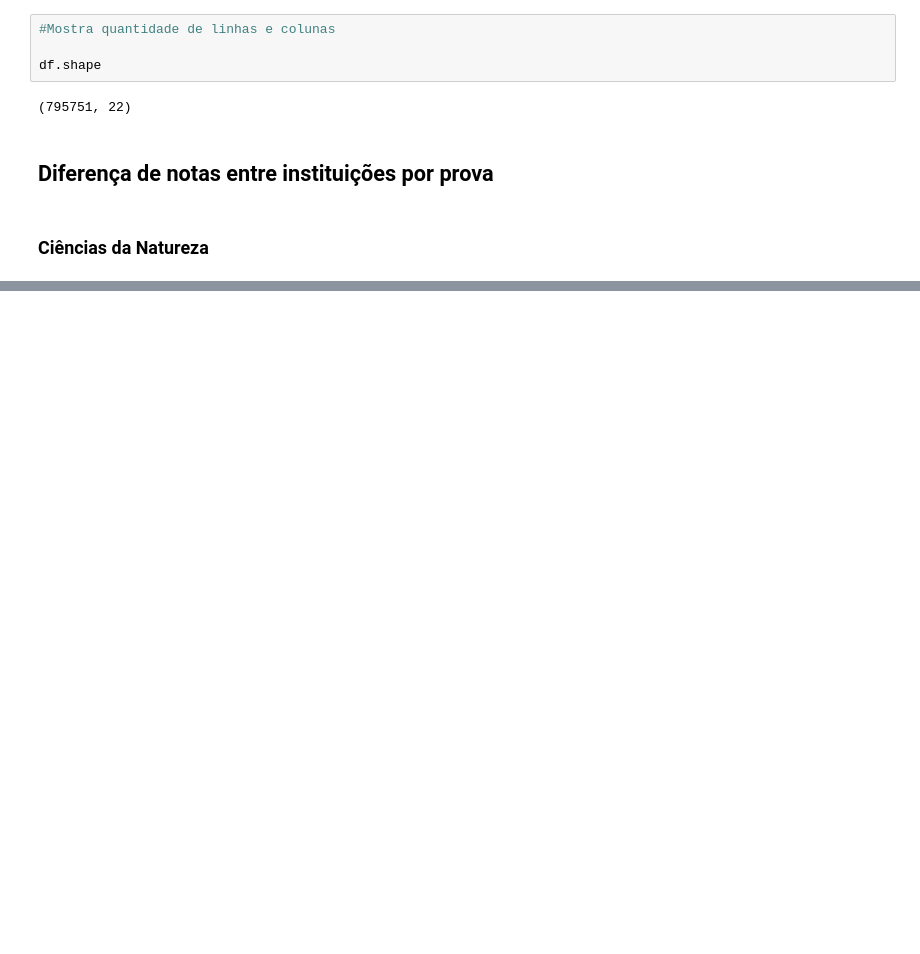
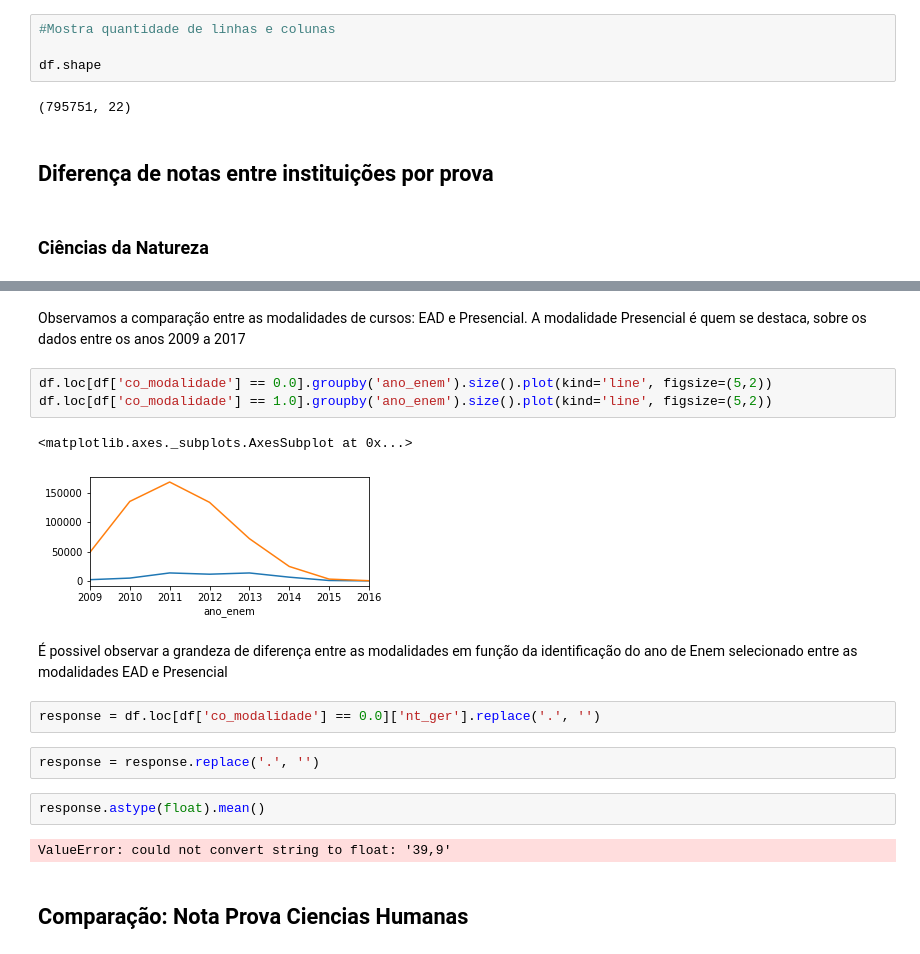
Before and after one commit to lucasdlg5/analise_dados_idd_inep_fatec, a Jupyter notebook: Analise de dados IDD Inep.ipynb, the cells around one changed output, grey strips where cells are left out. Saved outputs shown, nothing was run; the diff lists cells and outputs as text; blank space fills up the shorter version.

```diff
--- a/Analise de dados IDD Inep.ipynb
+++ b/Analise de dados IDD Inep.ipynb
@@ -36,0 +58,21 @@ df.shape
+# %% [markdown]
+Observamos a comparação entre as modalidades de cursos: EAD e Presencial.
+A modalidade Presencial é quem se destaca, sobre os dados entre os anos 2009 a 2017
+# %%
+df.loc[df['co_modalidade'] == 0.0].groupby('ano_enem').size().plot(kind='line', figsize=(5,2))
+df.loc[df['co_modalidade'] == 1.0].groupby('ano_enem').size().plot(kind='line', figsize=(5,2))
+# %% [output]
+<matplotlib.axes._subplots.AxesSubplot at 0x...>
+[figure, added]
+# %% [markdown]
+É possivel observar a grandeza de diferença entre as modalidades em função da identificação do ano de Enem selecionado entre as modalidades EAD e Presencial
+# %%
+response = df.loc[df['co_modalidade'] == 0.0]['nt_ger'].replace('.', '')
+# %%
+response = response.replace('.', '')
+# %%
+response.astype(float).mean()
+# %% [output]
+ValueError: could not convert string to float: '39,9'
+# %% [markdown]
+<h2><b>Comparação: Nota Prova Ciencias Humanas</h2></b>
```
Also changed, not shown: parts of 10 cells of this notebook.
